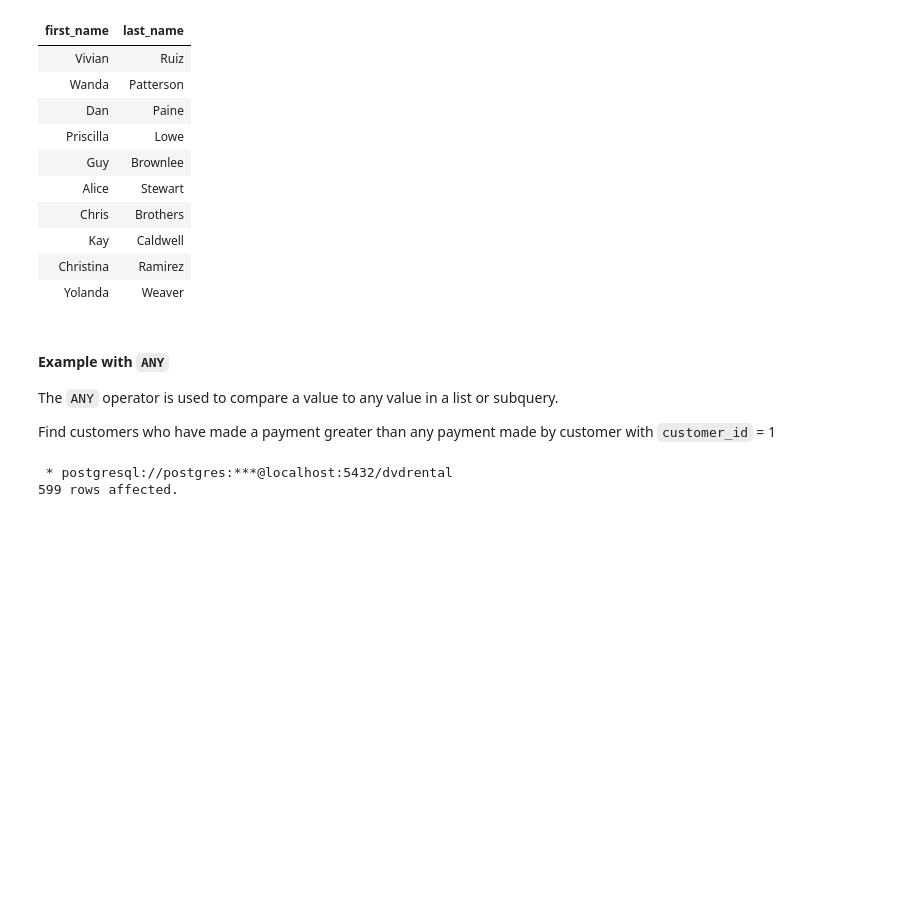
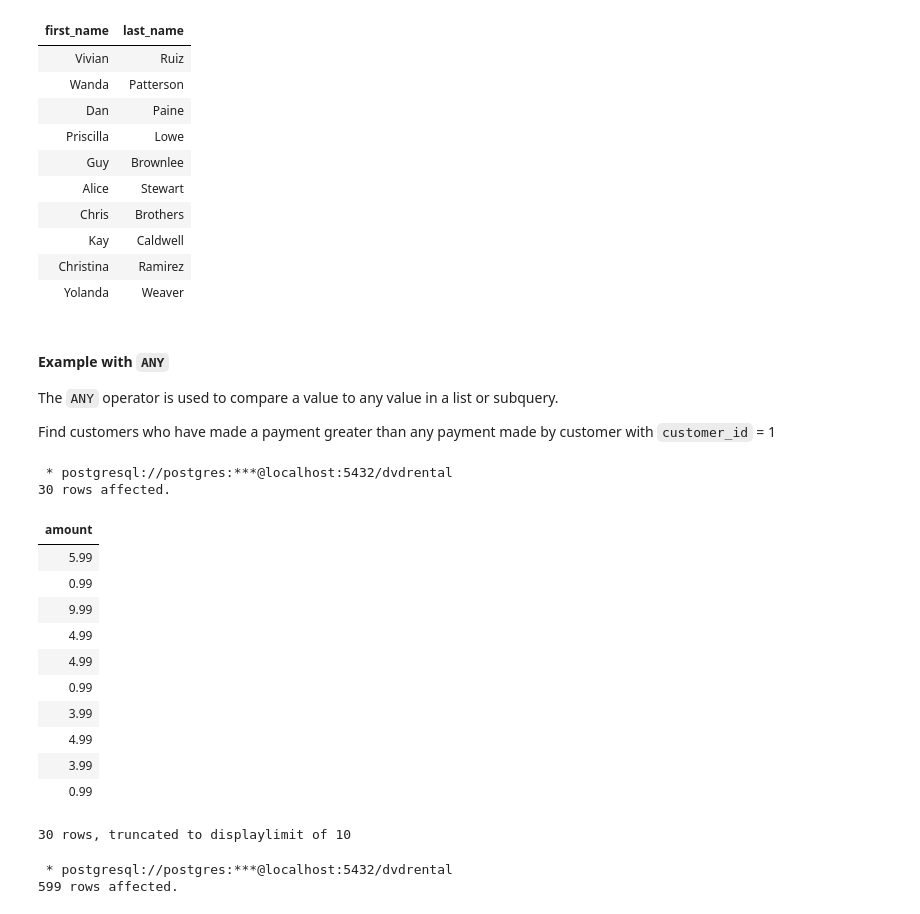
Before and after one commit to TRU-DASC/DASC_5410_students, a Jupyter notebook: _sources/lectures/lecture9.ipynb, the cells around one changed output. Cells and saved outputs as stored; diff of their text form; code cells hidden in the pictures; blank space fills up the shorter version.

```diff
--- a/_sources/lectures/lecture9.ipynb
+++ b/_sources/lectures/lecture9.ipynb
@@ -502,6 +566,26 @@ LIMIT 10;
 The `ANY` operator is used to compare a value to any value in a list or subquery.
 
 Find customers who have made a payment greater than any payment made by customer with `customer_id` = 1
+# %%
+%%sql
+SELECT amount
+FROM payment
+WHERE customer_id = 1;
+# %% [output]
+ * postgresql://postgres:***@localhost:5432/dvdrental
+30 rows affected.
+| amount |
+| 5.99 |
+| 0.99 |
+| 9.99 |
+| 4.99 |
+| 4.99 |
+| 0.99 |
+| 3.99 |
+| 4.99 |
+| 3.99 |
+| 0.99 |
+30 rows, truncated to displaylimit of 10
 # %%
 %%sql
 SELECT first_name, last_name
```
Also changed, not shown: parts of 13 cells of this notebook, 9 other files.
